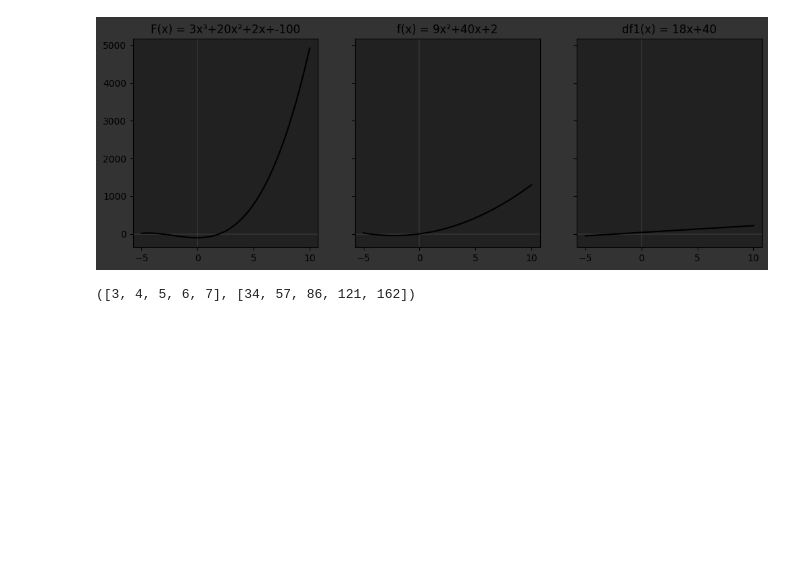
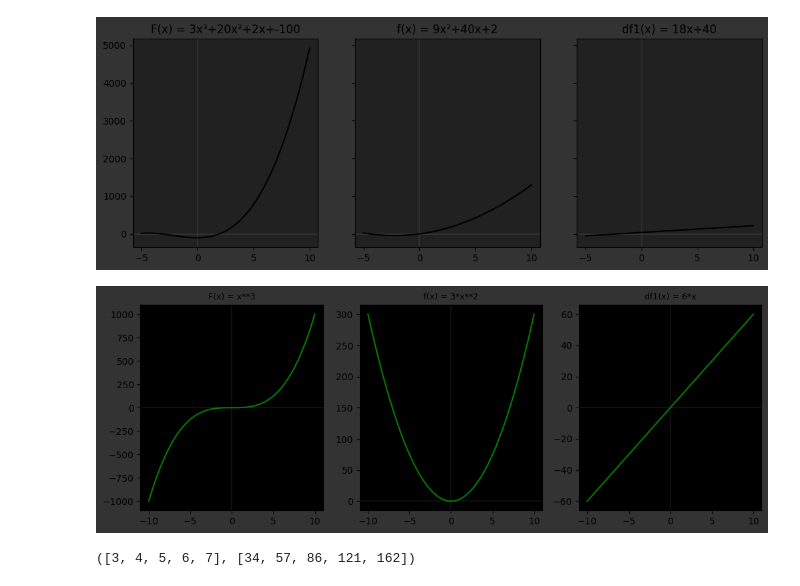
Before and after one commit to agentzero001/jupyter, a Jupyter notebook: Mathematics/Calculus/sp_lambdify.ipynb, the cells around one changed output. Drawn from its saved outputs; the diff is of its cells as text; code cells hidden in the pictures; blank space fills up the shorter version.

```diff
--- a/Mathematics/Calculus/sp_lambdify.ipynb
+++ b/Mathematics/Calculus/sp_lambdify.ipynb
@@ -65,6 +65,10 @@ def polypown(co):
         axs[n].axhline(y=0, c='white', lw=0.1,zorder=0)
         axs[n].axvline(x=0, c='white', lw=0.1,zorder=0)
     plt.show()
+# %%
+polypown([0,0,0,1])
+# %% [output]
+[figure, added]
 # %%
 class Calculus:
     def __init__(self,L):
```
Also changed, not shown: parts of 1 cell of this notebook.
